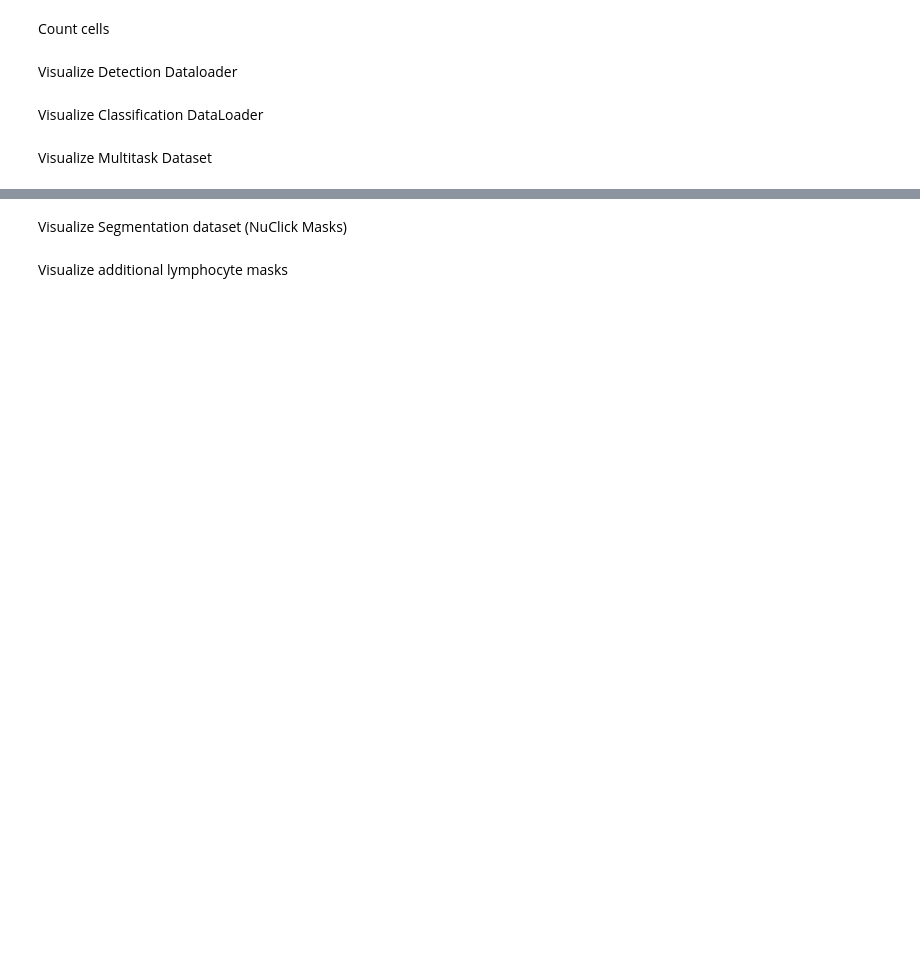
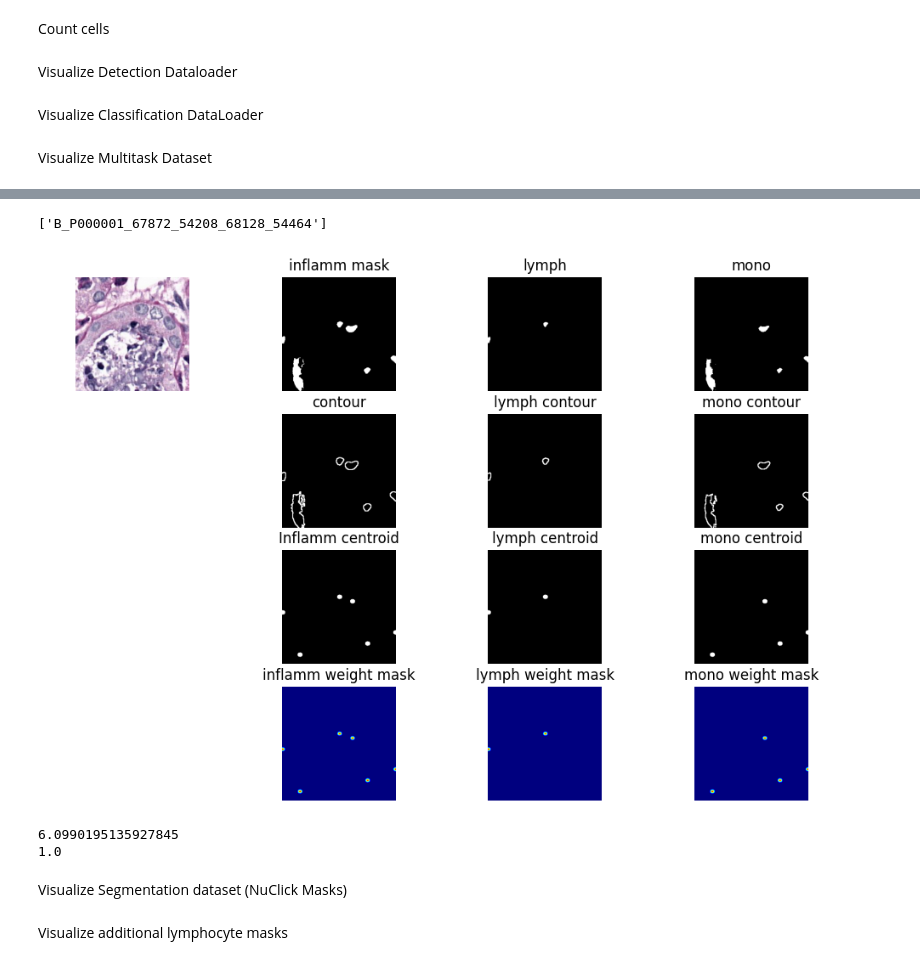
Before and after one commit to aamirchaudry29/Monkey_TIAKong, a Jupyter notebook: notebooks/patch_visualization.ipynb, the cells around one changed output, grey strips where cells are left out. Drawn from its saved outputs; the diff is of its cells as text; code cells hidden in the pictures; blank space fills up the shorter version.

```diff
--- a/notebooks/patch_visualization.ipynb
+++ b/notebooks/patch_visualization.ipynb
@@ -409,5 +425,5 @@ axes[1].title.set_text("Inflammation Mask")
 # %%
-data = next(iter(train_loader))
+data = next(iter(val_loader))
 
 print(data["id"])
 
@@ -452,33 +468,38 @@ for i in range(batch_size):
     axes[2][1].imshow(inflamm_centroid_mask[0], cmap="gray")
     axes[2][1].set_title("Inflamm centroid")
 
     lymph_centroid_mask = data["lymph_centroid_mask"][i].numpy()
     axes[2][2].imshow(lymph_centroid_mask[0], cmap="gray")
     axes[2][2].set_title("lymph centroid")
 
     mono_centroid_mask = data["mono_centroid_mask"][i].numpy()
     axes[2][3].imshow(mono_centroid_mask[0], cmap="gray")
     axes[2][3].set_title("mono centroid")
 
     inflamm_weight_maks = data['inflamm_weight_mask'][i].numpy()
     axes[3][1].imshow(inflamm_weight_maks[0], cmap="jet")
     axes[3][1].set_title("inflamm weight mask")
 
     lymph_weight_mask = data['lymph_weight_mask'][i].numpy()
     axes[3][2].imshow(lymph_weight_mask[0], cmap="jet")
     axes[3][2].set_title("lymph weight mask")
 
     mono_weight_mask = data['mono_weight_mask'][i].numpy()
     axes[3][3].imshow(mono_weight_mask[0], cmap="jet")
     axes[3][3].set_title("mono weight mask")
 
     for ax in axes.ravel():
         ax.axis("off")
 
 plt.show()
 
 print(np.max(inflamm_weight_maks[0]))
 print(np.min(inflamm_weight_maks[0]))
+# %% [output]
+['B_P000001_67872_54208_68128_54464']
+[figure, added]
+6.0990195135927845
+1.0
 # %% [markdown]
 Visualize Segmentation dataset (NuClick Masks)
 # %%
```
Also changed, not shown: parts of 4 cells of this notebook, 7 other files.
